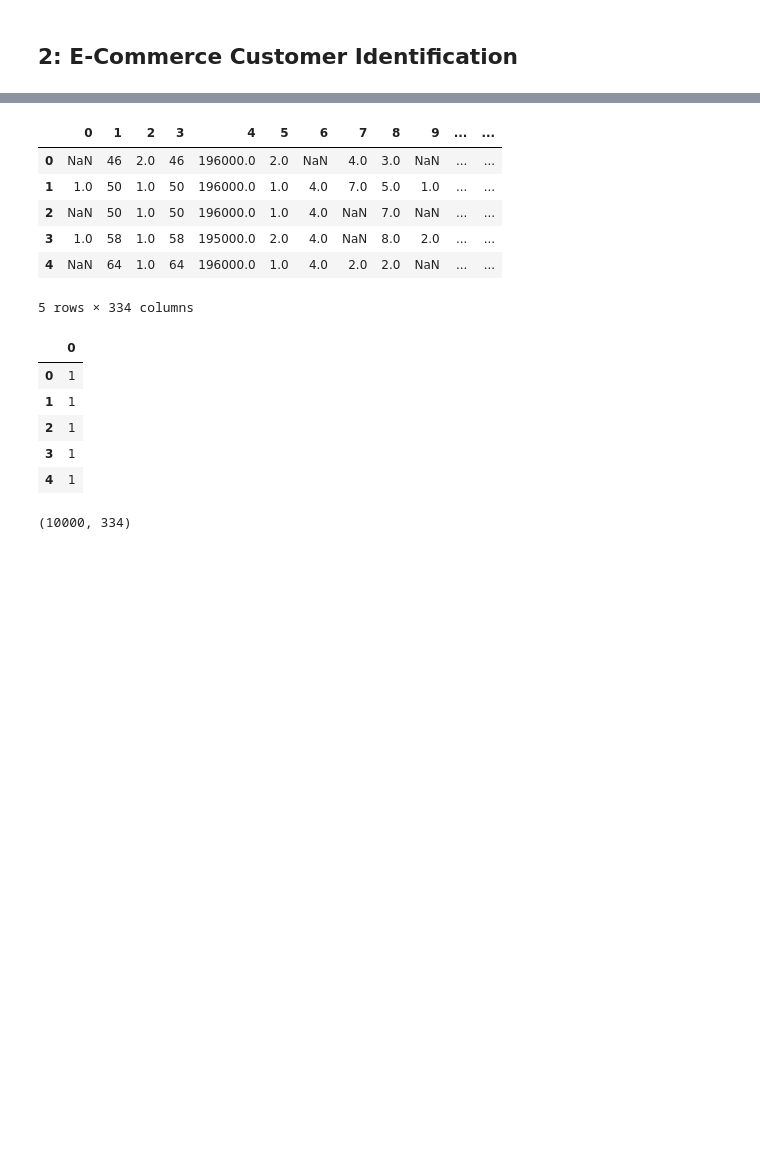
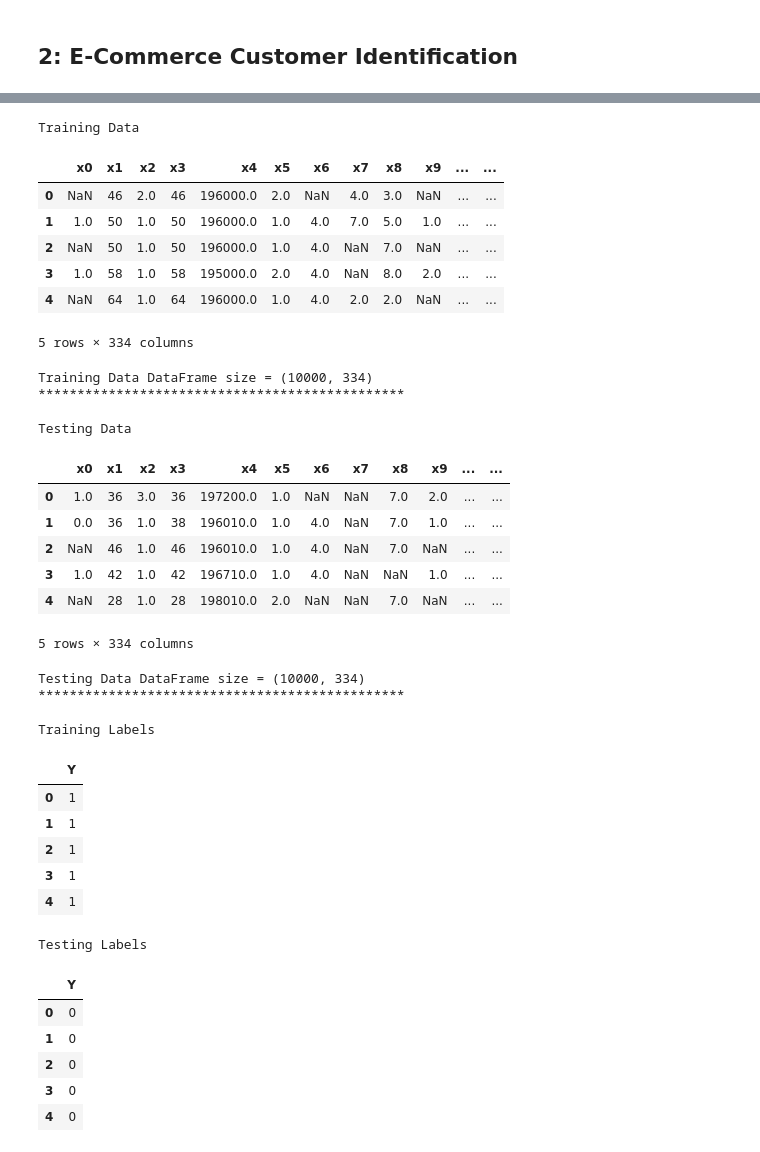
Before and after one commit to MattTriano/Advanced_Data_Mining, a Jupyter notebook: assns/assn3/Triano_Matt_Assignment_3.ipynb, the cells around one changed output, grey strips where cells are left out. Cells and saved outputs as stored; diff of their text form; code cells hidden in the pictures; blank space fills up the shorter version.

```diff
--- a/assns/assn3/Triano_Matt_Assignment_3.ipynb
+++ b/assns/assn3/Triano_Matt_Assignment_3.ipynb
@@ -398,21 +388,0 @@ read_csv(filepath_or_buffer, sep=',', delimiter=None, header='infer', names=None
-# %%
-train10k_raw = pd.read_csv('train10000.csv', header=None, na_values='999000.0')
-train10k_labels = pd.read_csv('train10000_label.csv', header=None, na_values='999000.0')
-display(train10k_raw.head(5))
-display(train10k_labels.head(5))
-display(train10k_raw.shape)
-# %% [output]
-|  | 0 | 1 | 2 | 3 | 4 | 5 | 6 | 7 | 8 | 9 | ... | ... |
-| 0 | NaN | 46 | 2.0 | 46 | 196000.0 | 2.0 | NaN | 4.0 | 3.0 | NaN | ... | ... |
-| 1 | 1.0 | 50 | 1.0 | 50 | 196000.0 | 1.0 | 4.0 | 7.0 | 5.0 | 1.0 | ... | ... |
-| 2 | NaN | 50 | 1.0 | 50 | 196000.0 | 1.0 | 4.0 | NaN | 7.0 | NaN | ... | ... |
-| 3 | 1.0 | 58 | 1.0 | 58 | 195000.0 | 2.0 | 4.0 | NaN | 8.0 | 2.0 | ... | ... |
-| 4 | NaN | 64 | 1.0 | 64 | 196000.0 | 1.0 | 4.0 | 2.0 | 2.0 | NaN | ... | ... |
-5 rows × 334 columns
-|  | 0 |
-| 0 | 1 |
-| 1 | 1 |
-| 2 | 1 |
-| 3 | 1 |
-| 4 | 1 |
-(10000, 334)
@@ -419,2 +402,50 @@ display(train10k_raw.shape)
+# %%
+print('Training Data')
+display(train10k_raw.head(5))
+print('Training Data DataFrame size = {}'.format(train10k_raw.shape))
+print('***********************************************\n\nTesting Data')
+display(test10k_raw.head(5))
+print('Testing Data DataFrame size = {}'.format(test10k_raw.shape))
+print('***********************************************\n\nTraining Labels')
+display(train10k_labels.head(5))
+print('Testing Labels')
+display(test10k_labels.head(5))
+# %% [output]
+Training Data
+|  | x0 | x1 | x2 | x3 | x4 | x5 | x6 | x7 | x8 | x9 | ... | ... |
+| 0 | NaN | 46 | 2.0 | 46 | 196000.0 | 2.0 | NaN | 4.0 | 3.0 | NaN | ... | ... |
+| 1 | 1.0 | 50 | 1.0 | 50 | 196000.0 | 1.0 | 4.0 | 7.0 | 5.0 | 1.0 | ... | ... |
+| 2 | NaN | 50 | 1.0 | 50 | 196000.0 | 1.0 | 4.0 | NaN | 7.0 | NaN | ... | ... |
+| 3 | 1.0 | 58 | 1.0 | 58 | 195000.0 | 2.0 | 4.0 | NaN | 8.0 | 2.0 | ... | ... |
+| 4 | NaN | 64 | 1.0 | 64 | 196000.0 | 1.0 | 4.0 | 2.0 | 2.0 | NaN | ... | ... |
+5 rows × 334 columns
+Training Data DataFrame size = (10000, 334)
+***********************************************
+
+Testing Data
+|  | x0 | x1 | x2 | x3 | x4 | x5 | x6 | x7 | x8 | x9 | ... | ... |
+| 0 | 1.0 | 36 | 3.0 | 36 | 197200.0 | 1.0 | NaN | NaN | 7.0 | 2.0 | ... | ... |
+| 1 | 0.0 | 36 | 1.0 | 38 | 196010.0 | 1.0 | 4.0 | NaN | 7.0 | 1.0 | ... | ... |
+| 2 | NaN | 46 | 1.0 | 46 | 196010.0 | 1.0 | 4.0 | NaN | 7.0 | NaN | ... | ... |
+| 3 | 1.0 | 42 | 1.0 | 42 | 196710.0 | 1.0 | 4.0 | NaN | NaN | 1.0 | ... | ... |
+| 4 | NaN | 28 | 1.0 | 28 | 198010.0 | 2.0 | NaN | NaN | 7.0 | NaN | ... | ... |
+5 rows × 334 columns
+Testing Data DataFrame size = (10000, 334)
+***********************************************
+
+Training Labels
+|  | Y |
+| 0 | 1 |
+| 1 | 1 |
+| 2 | 1 |
+| 3 | 1 |
+| 4 | 1 |
+Testing Labels
+|  | Y |
+| 0 | 0 |
+| 1 | 0 |
+| 2 | 0 |
+| 3 | 0 |
+| 4 | 0 |
 # %%
 # Counts of missing values per column
```
Also changed, not shown: parts of 17 cells of this notebook.
